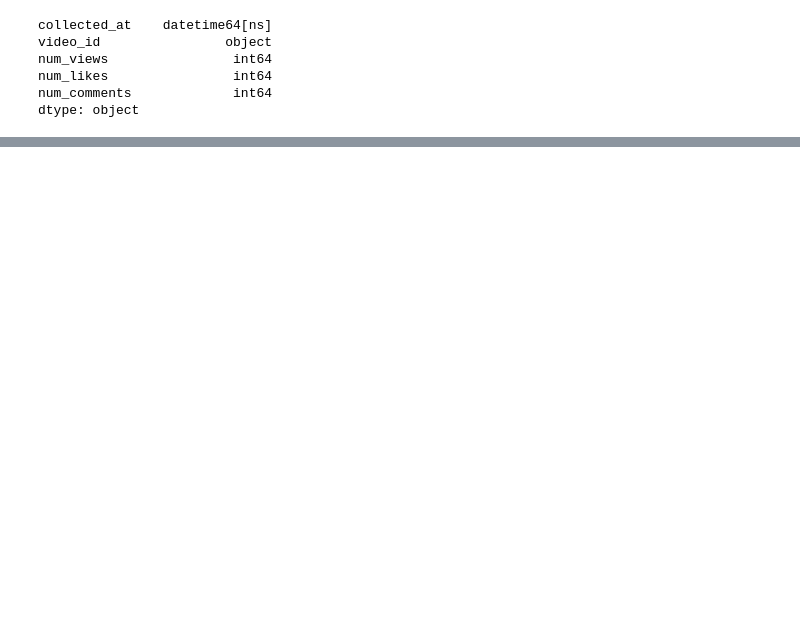
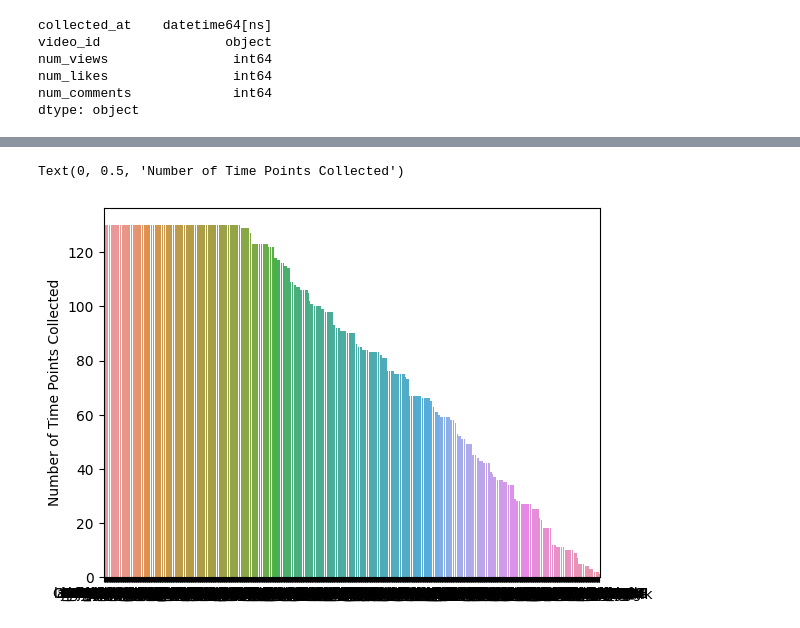
Before and after one commit to AndrewDettor/YouTubeMostPopularVideos, a Jupyter notebook: time_series_EDA.ipynb, the cells around one changed output, grey strips where cells are left out. Cells and saved outputs as stored; diff of their text form; code cells hidden in the pictures; blank space fills up the shorter version.

```diff
--- a/time_series_EDA.ipynb
+++ b/time_series_EDA.ipynb
@@ -117,3 +126,4 @@ NameError: name 'video_fact' is not defined
 # %%
-video_fact["video_id"].value_counts()
+id_counts = video_fact["video_id"].value_counts()
+id_counts
 # %% [output]
@@ -120,0 +142,6 @@ NameError: name 'video_fact' is not defined
+# %%
+ax = sns.barplot(x=id_counts.index, y=id_counts)
+ax.set_ylabel("Number of Time Points Collected")
+# %% [output]
+Text(0, 0.5, 'Number of Time Points Collected')
+[figure, added]
```
Also changed, not shown: parts of 16 cells of this notebook.
